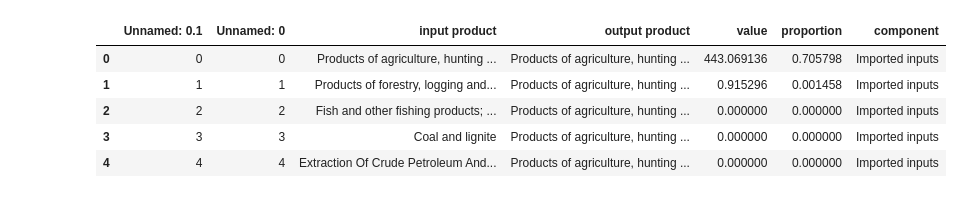
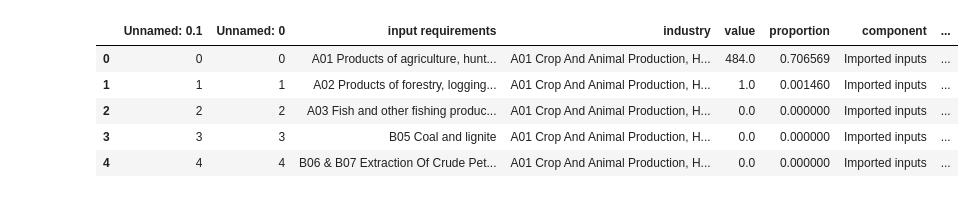
Before and after one commit to banksad/supply_chain_app, a Jupyter notebook: data/analysis.ipynb, the cells around one changed output. Cells and saved outputs as stored; diff of their text form; code cells hidden in the pictures.

```diff
--- a/data/analysis.ipynb
+++ b/data/analysis.ipynb
@@ -5,12 +5,12 @@ import matplotlib.pyplot as plt
 import numpy as np
 import plotly.express as px
 # %%
-combined = pd.read_csv('combined.csv')
+combined = pd.read_csv('combined_pi.csv')
 combined.head()
 # %% [output]
-|  | Unnamed: 0.1 | Unnamed: 0 | input product | output product | value | proportion | component |
-| 0 | 0 | 0 | Products of agriculture, hunting ... | Products of agriculture, hunting ... | 443.069136 | 0.705798 | Imported inputs |
-| 1 | 1 | 1 | Products of forestry, logging and... | Products of agriculture, hunting ... | 0.915296 | 0.001458 | Imported inputs |
-| 2 | 2 | 2 | Fish and other fishing products; ... | Products of agriculture, hunting ... | 0.000000 | 0.000000 | Imported inputs |
-| 3 | 3 | 3 | Coal and lignite | Products of agriculture, hunting ... | 0.000000 | 0.000000 | Imported inputs |
-| 4 | 4 | 4 | Extraction Of Crude Petroleum And... | Products of agriculture, hunting ... | 0.000000 | 0.000000 | Imported inputs |
+|  | Unnamed: 0.1 | Unnamed: 0 | input requirements | industry | value | proportion | component | ... |
+| 0 | 0 | 0 | A01 Products of agriculture, hunt... | A01 Crop And Animal Production, H... | 484.0 | 0.706569 | Imported inputs | ... |
+| 1 | 1 | 1 | A02 Products of forestry, logging... | A01 Crop And Animal Production, H... | 1.0 | 0.001460 | Imported inputs | ... |
+| 2 | 2 | 2 | A03 Fish and other fishing produc... | A01 Crop And Animal Production, H... | 0.0 | 0.000000 | Imported inputs | ... |
+| 3 | 3 | 3 | B05 Coal and lignite | A01 Crop And Animal Production, H... | 0.0 | 0.000000 | Imported inputs | ... |
+| 4 | 4 | 4 | B06 & B07 Extraction Of Crude Pet... | A01 Crop And Animal Production, H... | 0.0 | 0.000000 | Imported inputs | ... |
```
Also changed, not shown: parts of 7 cells of this notebook, 1 other file.
